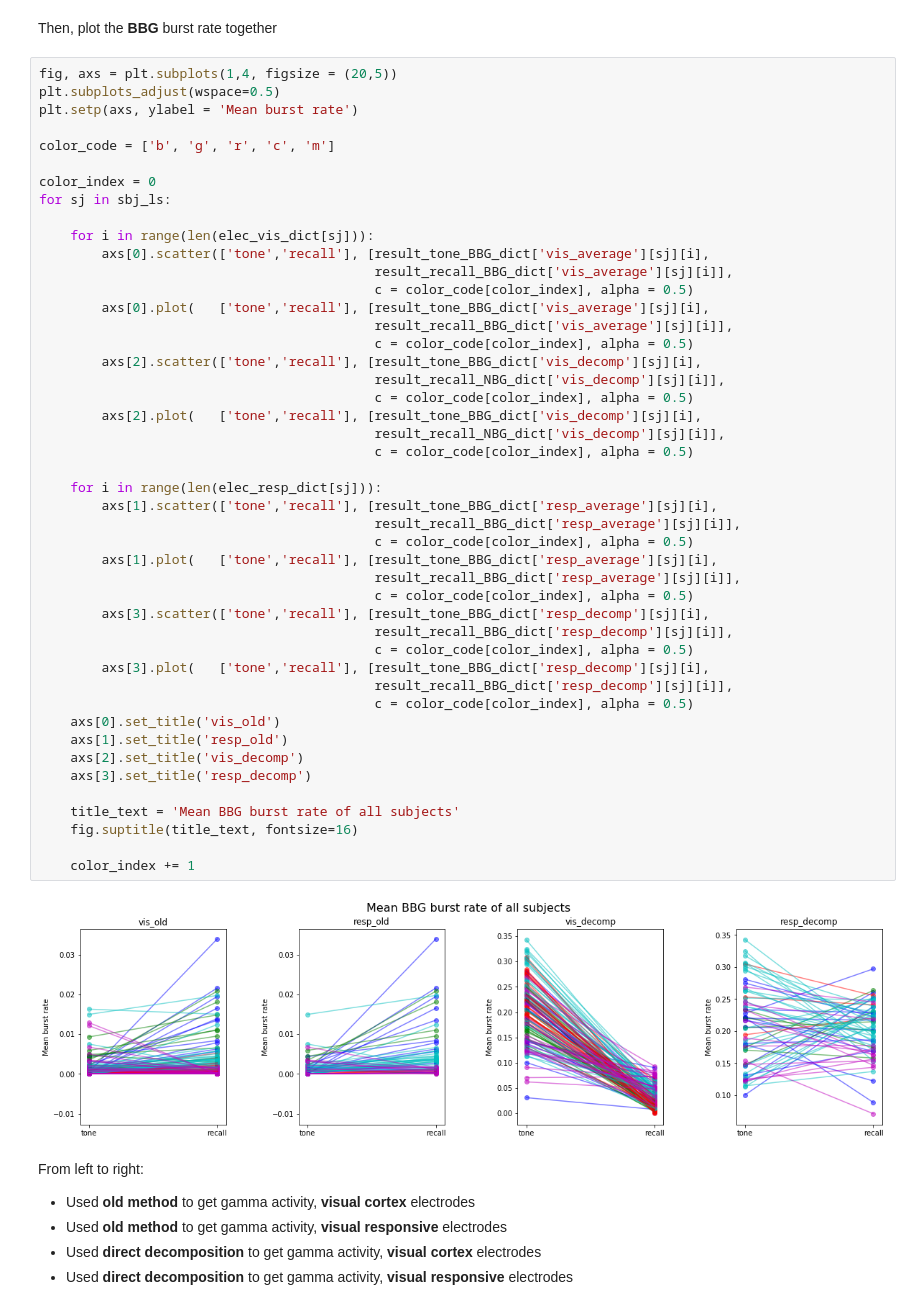
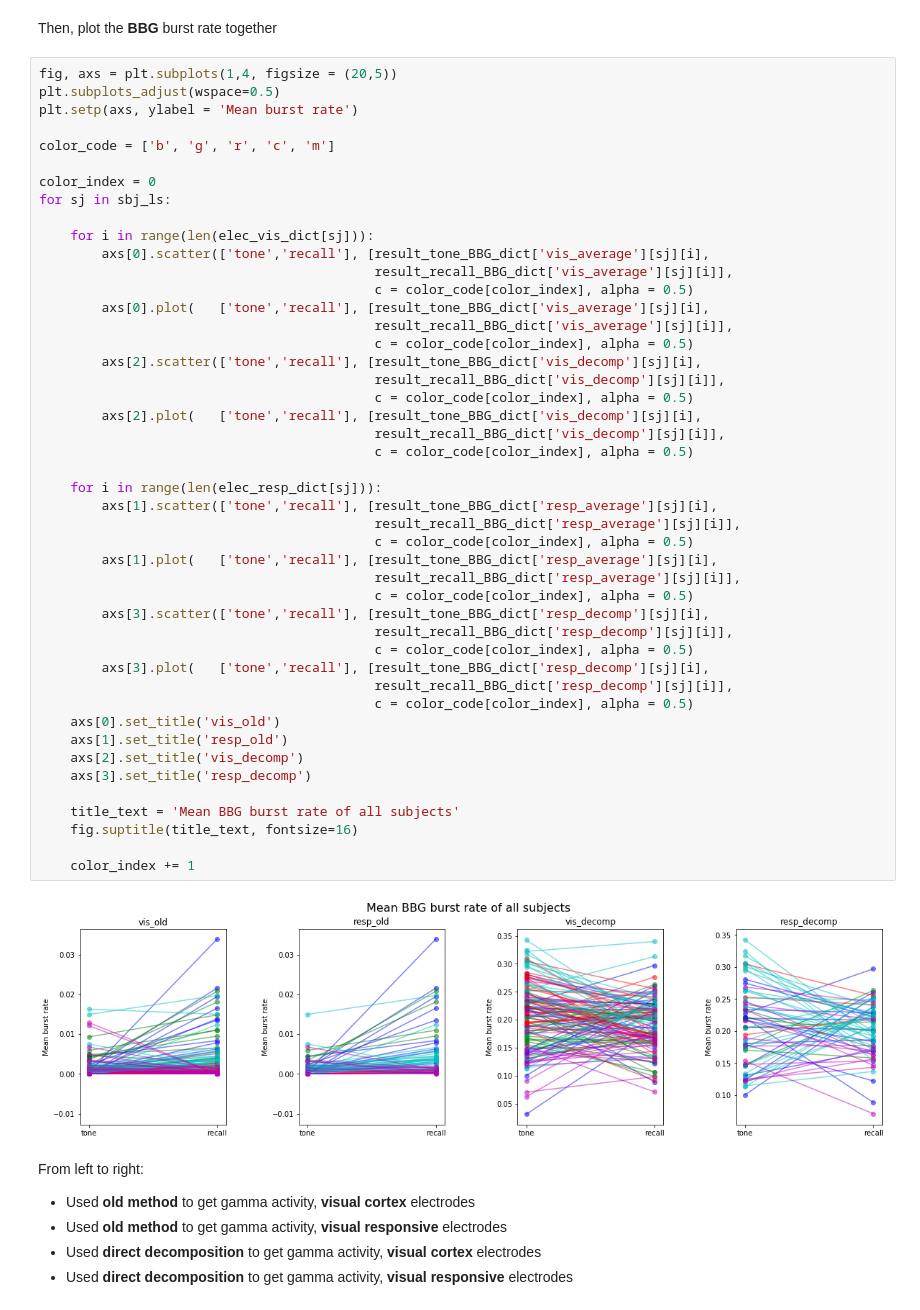
Before and after one commit to YeLiBCM/Grating_recall, a Jupyter notebook: plot_sum_br.ipynb, the cells around one changed output. Cells and saved outputs as stored; diff of their text form.

```diff
--- a/plot_sum_br.ipynb
+++ b/plot_sum_br.ipynb
@@ -343,36 +343,36 @@ for sj in sbj_ls:
                                            result_recall_BBG_dict['vis_average'][sj][i]],
                                            c = color_code[color_index], alpha = 0.5)
         axs[2].scatter(['tone','recall'], [result_tone_BBG_dict['vis_decomp'][sj][i],
-                                           result_recall_NBG_dict['vis_decomp'][sj][i]],
+                                           result_recall_BBG_dict['vis_decomp'][sj][i]],
                                            c = color_code[color_index], alpha = 0.5)
         axs[2].plot(   ['tone','recall'], [result_tone_BBG_dict['vis_decomp'][sj][i],
-                                           result_recall_NBG_dict['vis_decomp'][sj][i]],
+                                           result_recall_BBG_dict['vis_decomp'][sj][i]],
                                            c = color_code[color_index], alpha = 0.5)
 
     for i in range(len(elec_resp_dict[sj])):
         axs[1].scatter(['tone','recall'], [result_tone_BBG_dict['resp_average'][sj][i],
                                            result_recall_BBG_dict['resp_average'][sj][i]],
                                            c = color_code[color_index], alpha = 0.5)
         axs[1].plot(   ['tone','recall'], [result_tone_BBG_dict['resp_average'][sj][i],
                                            result_recall_BBG_dict['resp_average'][sj][i]],
                                            c = color_code[color_index], alpha = 0.5)
         axs[3].scatter(['tone','recall'], [result_tone_BBG_dict['resp_decomp'][sj][i],
                                            result_recall_BBG_dict['resp_decomp'][sj][i]],
                                            c = color_code[color_index], alpha = 0.5)
         axs[3].plot(   ['tone','recall'], [result_tone_BBG_dict['resp_decomp'][sj][i],
                                            result_recall_BBG_dict['resp_decomp'][sj][i]],
                                            c = color_code[color_index], alpha = 0.5)
     axs[0].set_title('vis_old')
     axs[1].set_title('resp_old')
     axs[2].set_title('vis_decomp')
     axs[3].set_title('resp_decomp')
 
     title_text = 'Mean BBG burst rate of all subjects'
     fig.suptitle(title_text, fontsize=16)
 
     color_index += 1
 # %% [output]
-[figure, old version]
+[figure, new version]
 # %% [markdown]
 From left to right:
 * Used **old method** to get gamma activity, **visual cortex** electrodes
```
